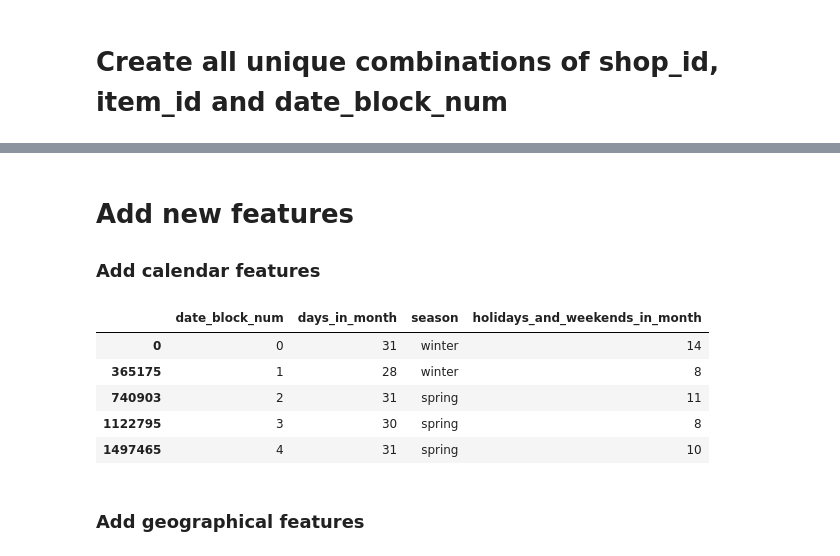
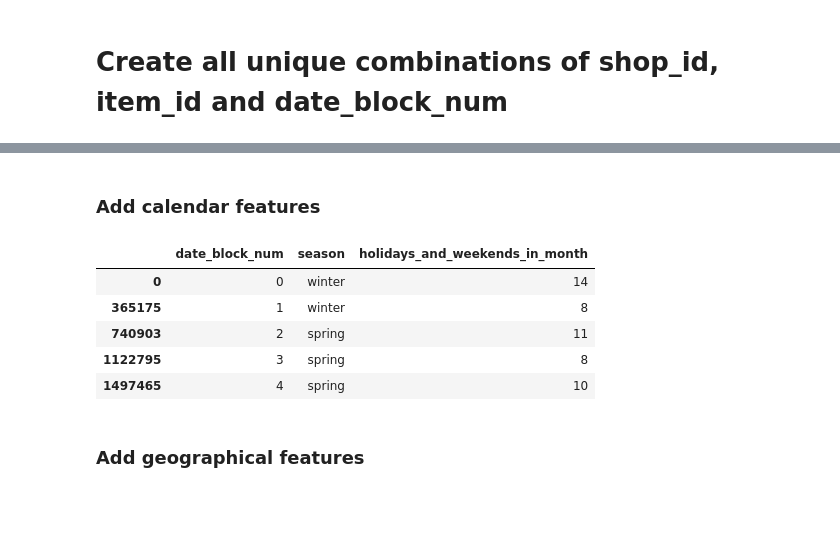
Before and after one commit to beatwad/predict_future_sales, a Jupyter notebook: Pred_Fut_Sales.ipynb, the cells around one changed output, grey strips where cells are left out. Cells and saved outputs as stored; diff of their text form; code cells hidden in the pictures; blank space fills up the shorter version.

```diff
--- a/Pred_Fut_Sales.ipynb
+++ b/Pred_Fut_Sales.ipynb
@@ -500,6 +590,4 @@ Distribution of items for each shop
 # %% [markdown]
-# Add new features
-
 ### Add calendar features
 # %%
 import math
@@ -526,40 +614,40 @@ def add_season(col):
     if 6 <= col < 9:
         return 'summer'
     if 9 <= col < 12:
         return 'autumn'
     return np.nan
 
 # get number of holidays + weekend in each month
 ru_holidays = []
 
 for date, name in sorted(holidays.RU(years=[2013, 2014, 2015]).items()):
     ru_holidays.append(date)
 
 def add_holidays_and_weekends(row):
     busines_dates = pd.bdate_range(f"{row.year}-{row.month}-01", f"{row.year}-{row.month}-{row.days_in_month}")
     busines_dates = [b for b in busines_dates if b not in ru_holidays]
     return row.days_in_month - len(busines_dates)
 
 def create_calendar_features(data):
     data['month'] = data.date_block_num.apply(add_month).astype(np.int8)
     data['year'] = data.date_block_num.apply(add_year).astype(np.int16)
     data['year_month'] = data.apply(add_year_month, axis=1)
     data.year_month = pd.to_datetime(data.year_month, format='%Y-%m')
     data['days_in_month'] = data.year_month.dt.daysinmonth.astype(np.int8)
     data['season'] = data.month.apply(add_season)
     data['holidays_and_weekends_in_month'] = data.apply(add_holidays_and_weekends, axis=1).astype(np.int8)
-    data.drop(['year_month', 'year', 'month'], axis=1, inplace=True)
+    data.drop(['year_month', 'year', 'month', 'days_in_month'], axis=1, inplace=True)
 
 
 create_calendar_features(date_blocks)
 date_blocks.head()
 # %% [output]
-|  | date_block_num | days_in_month | season | holidays_and_weekends_in_month |
-| 0 | 0 | 31 | winter | 14 |
-| 365175 | 1 | 28 | winter | 8 |
-| 740903 | 2 | 31 | spring | 11 |
-| 1122795 | 3 | 30 | spring | 8 |
-| 1497465 | 4 | 31 | spring | 10 |
+|  | date_block_num | season | holidays_and_weekends_in_month |
+| 0 | 0 | winter | 14 |
+| 365175 | 1 | winter | 8 |
+| 740903 | 2 | spring | 11 |
+| 1122795 | 3 | spring | 8 |
+| 1497465 | 4 | spring | 10 |
 # %% [markdown]
 ### Add geographical features
 # %%
```
Also changed, not shown: parts of 55 cells of this notebook, 1 other file.
